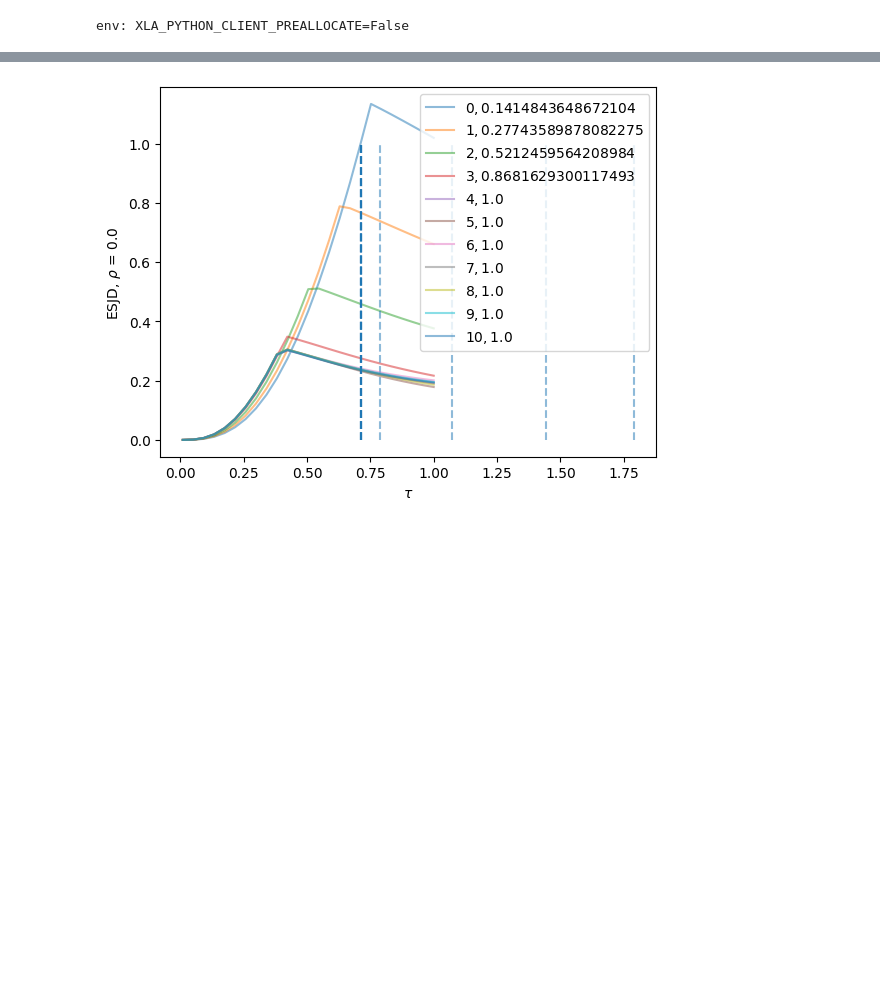
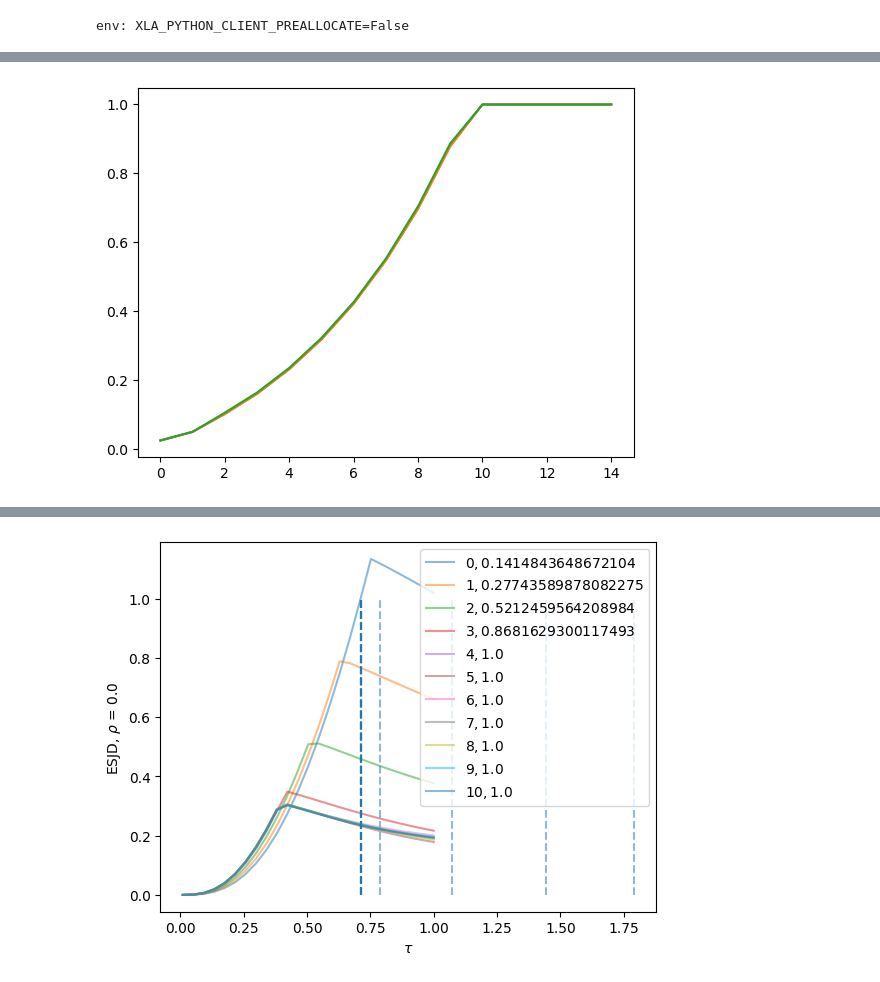
Before and after one commit to ylefay/adaptive_smc_tempering, a Jupyter notebook: adaptive_smc/experiments_bis/uncoupled_ar_rw_proposal/Untitled.ipynb, the cells around one changed output, grey strips where cells are left out. Cells and saved outputs as stored; diff of their text form; code cells hidden in the pictures; blank space fills up the shorter version.

```diff
--- a/adaptive_smc/experiments_bis/uncoupled_ar_rw_proposal/Untitled.ipynb
+++ b/adaptive_smc/experiments_bis/uncoupled_ar_rw_proposal/Untitled.ipynb
@@ -58,3 +110,10 @@ PKL_titles[4]
+# %%
+for proposal in idx_proposal:
+    concat_temp = jnp.concat([PKLs[idx]['res'][6] for idx in idx_proposal[proposal]])
+    concat_lg_norm = jnp.concat([PKLs[idx]['res'][8] for idx in idx_proposal[proposal]])
+    res = {'res': (None, None, None, None, None, None, concat_temp, None, concat_lg_norm), 'config': PKLs[idx_proposal[proposal][0]]['config']}
+    with open(DIR+proposal+"_merge.pkl", "wb") as handle:
+        pickle.dump(res, handle, protocol=pickle.HIGHEST_PROTOCOL)
 # %%
 idx=0
 for t in np.concatenate([np.arange(0, PKLs[idx]['res'][0].shape[1], 5), [-1]]):
@@ -98,2 +194,10 @@ for t in np.arange(0, vals.shape[0], 1):
+# %%
+mean_temperatures = {proposal: jnp.array([PKLs[idx]['res'][6].mean(axis=0) for idx in idx_proposal[proposal]]).mean(axis=0)
+                     for proposal in idx_proposal}
+# %%
+for proposal in idx_proposal:
+    plt.plot(mean_temperatures[proposal])
+# %% [output]
+[figure, added]
 # %%
 x, y = np.meshgrid(rho_grid, tau_grid)
```
Also changed, not shown: parts of 10 cells of this notebook, 12 other files.
